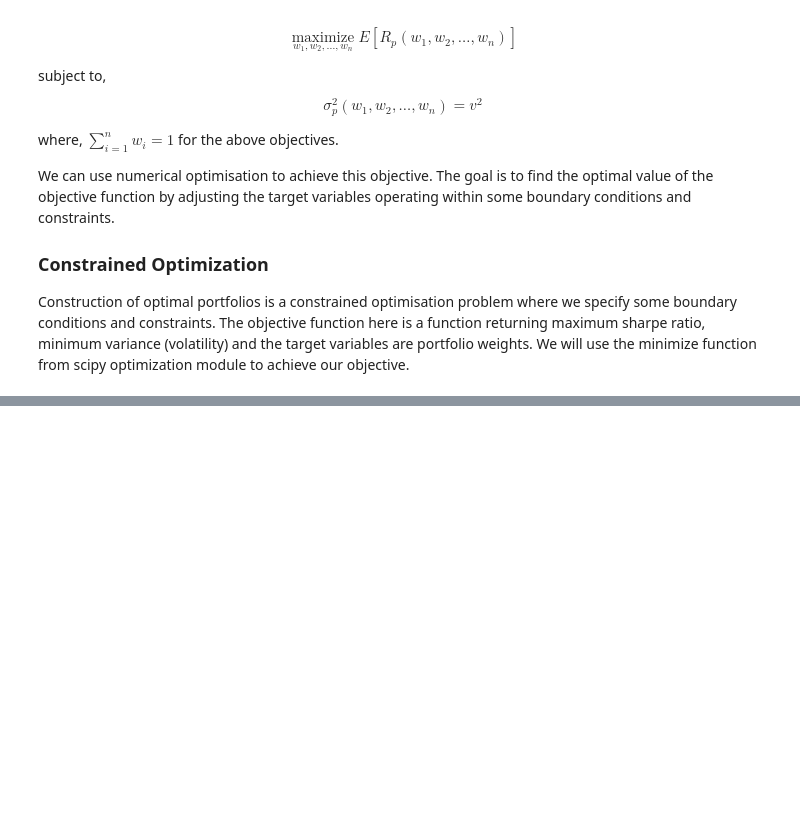
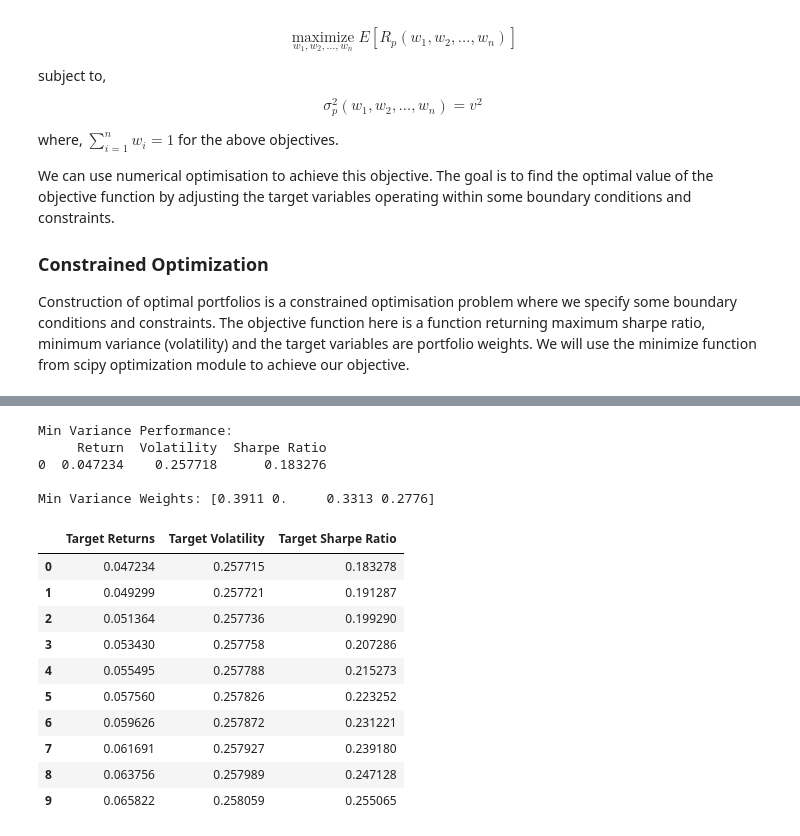
Before and after one commit to imharrisonking/cqf, a Jupyter notebook: 02-quantitative-risk-and-return/labs/01-portfolio-optimisation/portfolio_optimisation.ipynb, the cells around one changed output, grey strips where cells are left out. Cells and saved outputs as stored; diff of their text form; code cells hidden in the pictures; blank space fills up the shorter version.

```diff
--- a/02-quantitative-risk-and-return/labs/01-portfolio-optimisation/portfolio_optimisation.ipynb
+++ b/02-quantitative-risk-and-return/labs/01-portfolio-optimisation/portfolio_optimisation.ipynb
@@ -220,0 +300,5 @@ Construction of optimal portfolios is a constrained optimisation problem where w
+# %%
+# Specify the constraints, bounds and initial guess of the weights
+constraints = ({'type': 'eq', 'fun': lambda x: np.sum(x) - 1})
+bounds = tuple((0, 1) for x in range(num_assets))
+inital_weights = np.array([1/num_assets]*num_assets)
@@ -220,0 +325,62 @@ Construction of optimal portfolios is a constrained optimisation problem where w
+# %%
+# Optimise for the minimum variance portfolio
+min_variance_opt = sco.minimize(fun=portfolio_Variance, x0=inital_weights, method='SLSQP', bounds=bounds, constraints=constraints)
+
+# Get the optimal weights
+min_variance_weights = min_variance_opt['x'].round(4)
+
+# Get the portfolio performance
+min_variance_performance_df = portfolio_Performance(min_variance_weights)
+
+# Print stats
+print(f'Min Variance Performance: ')
+print(min_variance_performance_df, '\n')
+print(f'Min Variance Weights: {min_variance_weights}')
+# %% [output]
+Min Variance Performance:
+     Return  Volatility  Sharpe Ratio
+0  0.047234    0.257718      0.183276
+
+Min Variance Weights: [0.3911 0.     0.3313 0.2776]
+# %%
+# Define a function to optimise for the minimum variance portfolio given a target return
+def optimise_Minimum_Volatility(target_return: float, bounds: tuple, initial_weights: np.ndarray):
+    ''' Optimises to find the weights of a minimum variance portfolio for a given target return '''
+    # Define the constaints, bounds and initial guess of the weights
+    constraints = ({'type': 'eq', 'fun': lambda x: portfolio_Return(x) - target_return},
+                   {'type': 'eq', 'fun': lambda x: np.sum(x) - 1})
+
+    return sco.minimize(fun=portfolio_Volatility, x0=initial_weights, method='SLSQP', bounds=bounds, constraints=constraints)['fun']
+
+# Create a list of returns to optimise for
+target_returns = np.linspace(min_variance_performance_df['Return'][0], max_sharpe_performance_df['Return'][0], 100)
+
+# All portfolios have the same constraints, bounds and initial weights guess
+bounds = tuple((0, 1) for x in range(num_assets))
+inital_weights = np.array([1/num_assets]*num_assets)
+
+# Create a list of minimum volatilities for each target return
+minimum_volatilities = np.array([optimise_Minimum_Volatility(target_return, bounds, inital_weights) for target_return in target_returns])
+
+sharpe_ratios = target_returns/minimum_volatilities
+
+# Create a dataframe of the target returns and minimum volatilities
+efficient_frontier_df = pd.DataFrame({
+    'Target Returns': target_returns,
+    'Target Volatility': minimum_volatilities,
+    'Target Sharpe Ratio': target_returns/minimum_volatilities
+})
+
+efficient_frontier_df.head(10)
+# %% [output]
+|  | Target Returns | Target Volatility | Target Sharpe Ratio |
+| 0 | 0.047234 | 0.257715 | 0.183278 |
+| 1 | 0.049299 | 0.257721 | 0.191287 |
+| 2 | 0.051364 | 0.257736 | 0.199290 |
+| 3 | 0.053430 | 0.257758 | 0.207286 |
+| 4 | 0.055495 | 0.257788 | 0.215273 |
+| 5 | 0.057560 | 0.257826 | 0.223252 |
+| 6 | 0.059626 | 0.257872 | 0.231221 |
+| 7 | 0.061691 | 0.257927 | 0.239180 |
+| 8 | 0.063756 | 0.257989 | 0.247128 |
+| 9 | 0.065822 | 0.258059 | 0.255065 |
```
Also changed, not shown: parts of 15 cells of this notebook, 1 other file.
